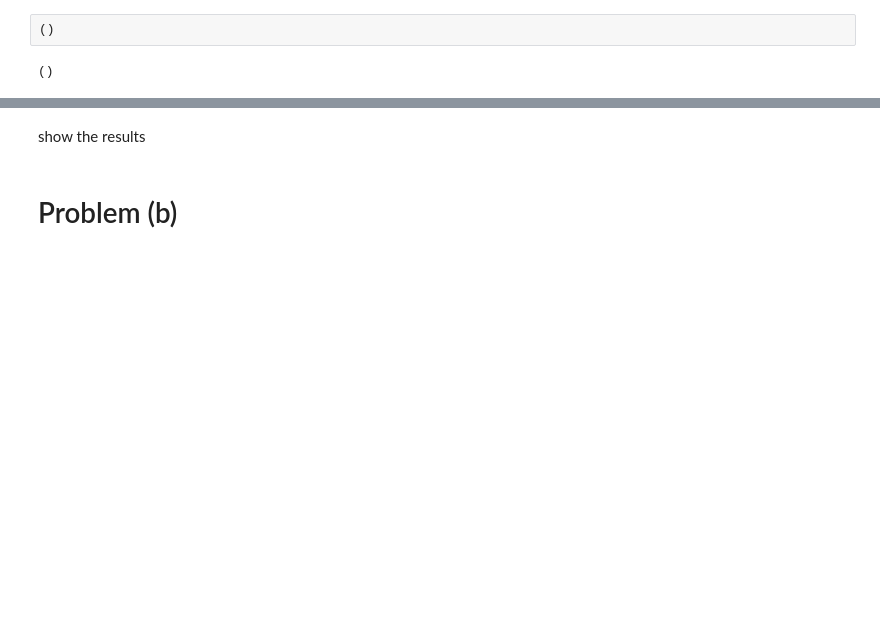
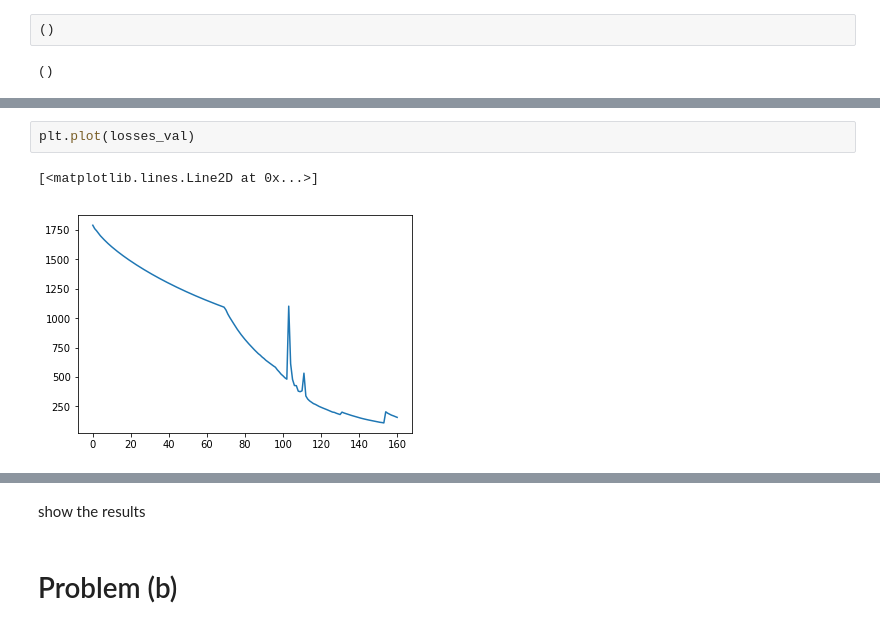
Before and after one commit to hamzakeurti/neural-control, a Jupyter notebook: codes/prob1_for_student.ipynb, the cells around one changed output, grey strips where cells are left out. Drawn from its saved outputs; the diff is of its cells as text; blank space fills up the shorter version.

```diff
--- a/codes/prob1_for_student.ipynb
+++ b/codes/prob1_for_student.ipynb
@@ -182,0 +256,5 @@ K = torch.tensor([
+# %%
+plt.plot(losses_val)
+# %% [output]
+[<matplotlib.lines.Line2D at 0x...>]
+[figure, added]
```
Also changed, not shown: parts of 18 cells of this notebook.
